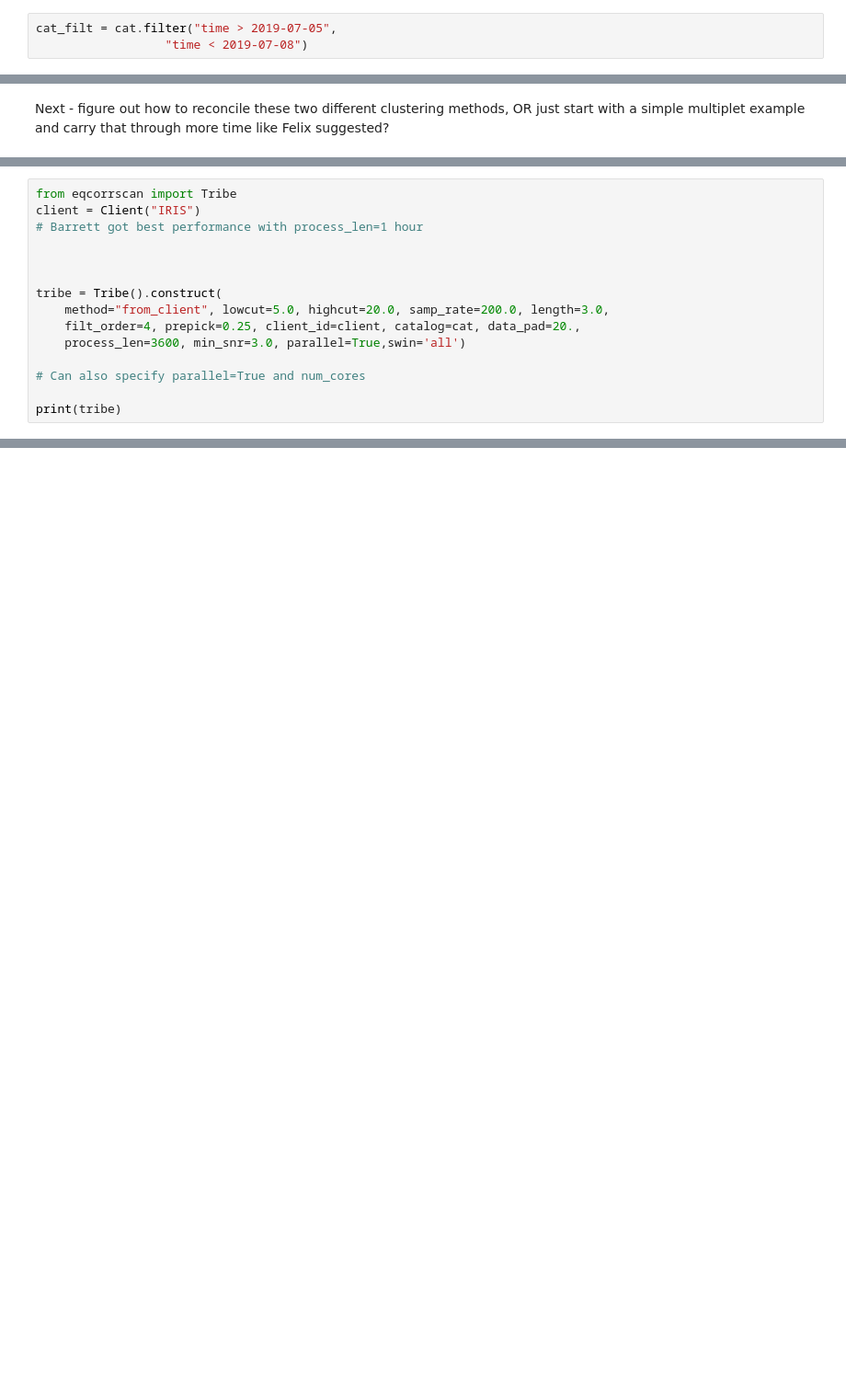
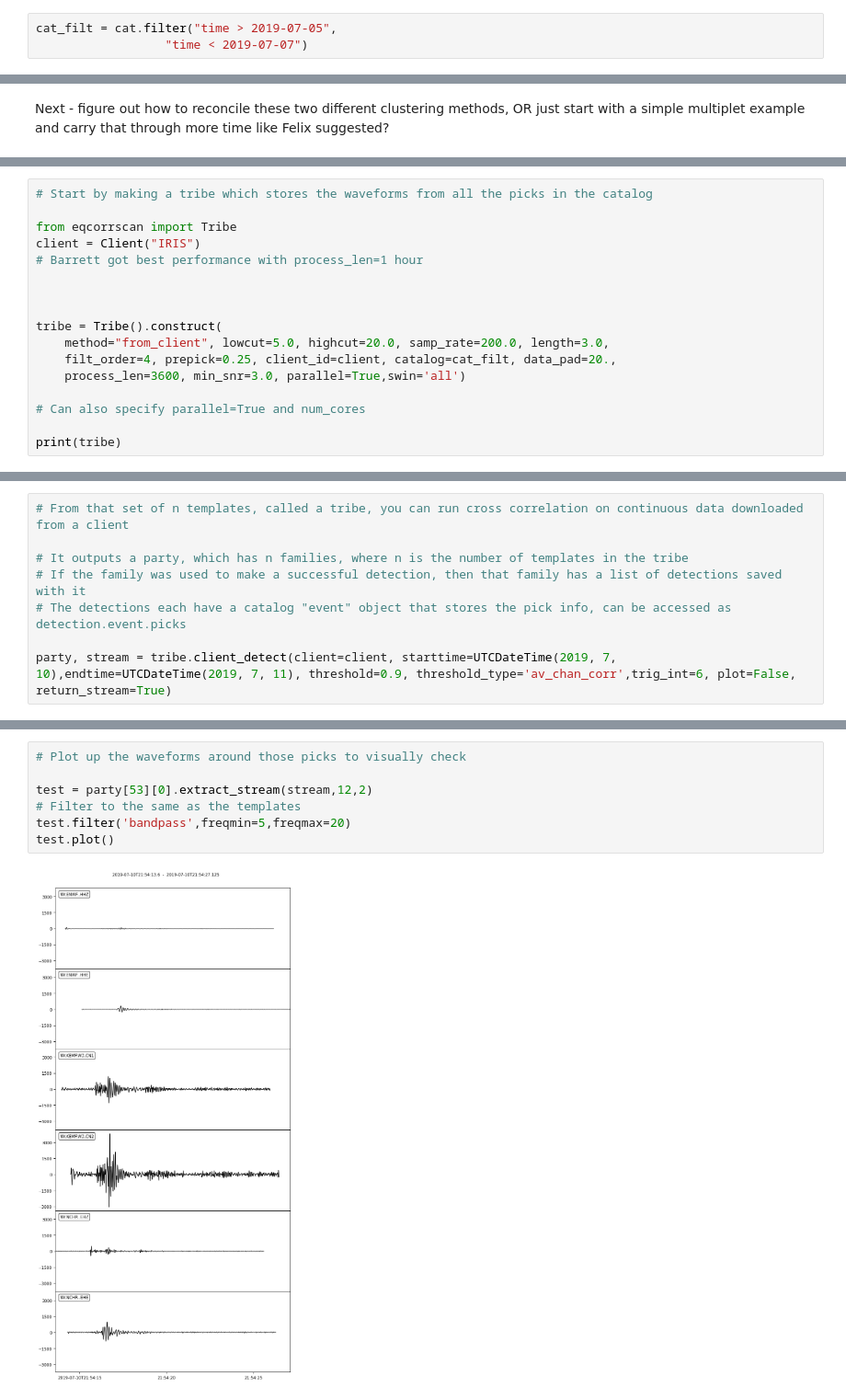
Before and after one commit to zoekrauss/endeavour_clustering, a Jupyter notebook: eqcorrscan_start.ipynb, the cells around one changed output, grey strips where cells are left out. Shown at 92% size. Saved outputs shown, nothing was run; the diff lists cells and outputs as text; blank space fills up the shorter version.

Commit message:
testing continuous correlation

```diff
--- a/eqcorrscan_start.ipynb
+++ b/eqcorrscan_start.ipynb
@@ -33,7 +33,7 @@ for event in cat.events:
 ## Let's just look at a subset of 3 days
 # %%
 cat_filt = cat.filter("time > 2019-07-05",
-                  "time < 2019-07-08")
+                  "time < 2019-07-07")
 # %% [markdown]
 ## How does the spatial clustering results compare to the results of cross-correlation clustering?
 # %%
@@ -162,4 +164,6 @@ Next - figure out how to reconcile these two different clustering methods, OR ju
 # %%
+# Start by making a tribe which stores the waveforms from all the picks in the catalog
+
 from eqcorrscan import Tribe
 client = Client("IRIS")
 # Barrett got best performance with process_len=1 hour
@@ -168,7 +172,7 @@ client = Client("IRIS")
 
 tribe = Tribe().construct(
     method="from_client", lowcut=5.0, highcut=20.0, samp_rate=200.0, length=3.0,
-    filt_order=4, prepick=0.25, client_id=client, catalog=cat, data_pad=20.,
+    filt_order=4, prepick=0.25, client_id=client, catalog=cat_filt, data_pad=20.,
     process_len=3600, min_snr=3.0, parallel=True,swin='all')
 
 # Can also specify parallel=True and num_cores
@@ -231,0 +203,8 @@ tribe[0].name
+# %%
+# From that set of n templates, called a tribe, you can run cross correlation on continuous data downloaded from a client
+
+# It outputs a party, which has n families, where n is the number of templates in the tribe
+# If the family was used to make a successful detection, then that family has a list of detections saved with it
+# The detections each have a catalog "event" object that stores the pick info, can be accessed as detection.event.picks
+
+party, stream = tribe.client_detect(client=client, starttime=UTCDateTime(2019, 7, 10),endtime=UTCDateTime(2019, 7, 11), threshold=0.9, threshold_type='av_chan_corr',trig_int=6, plot=False, return_stream=True)
@@ -231,0 +247,9 @@ tribe[0].name
+# %%
+# Plot up the waveforms around those picks to visually check
+
+test = party[53][0].extract_stream(stream,12,2)
+# Filter to the same as the templates
+test.filter('bandpass',freqmin=5,freqmax=20)
+test.plot()
+# %% [output]
+[figure, added]
```
Also changed, not shown: parts of 14 cells of this notebook.
